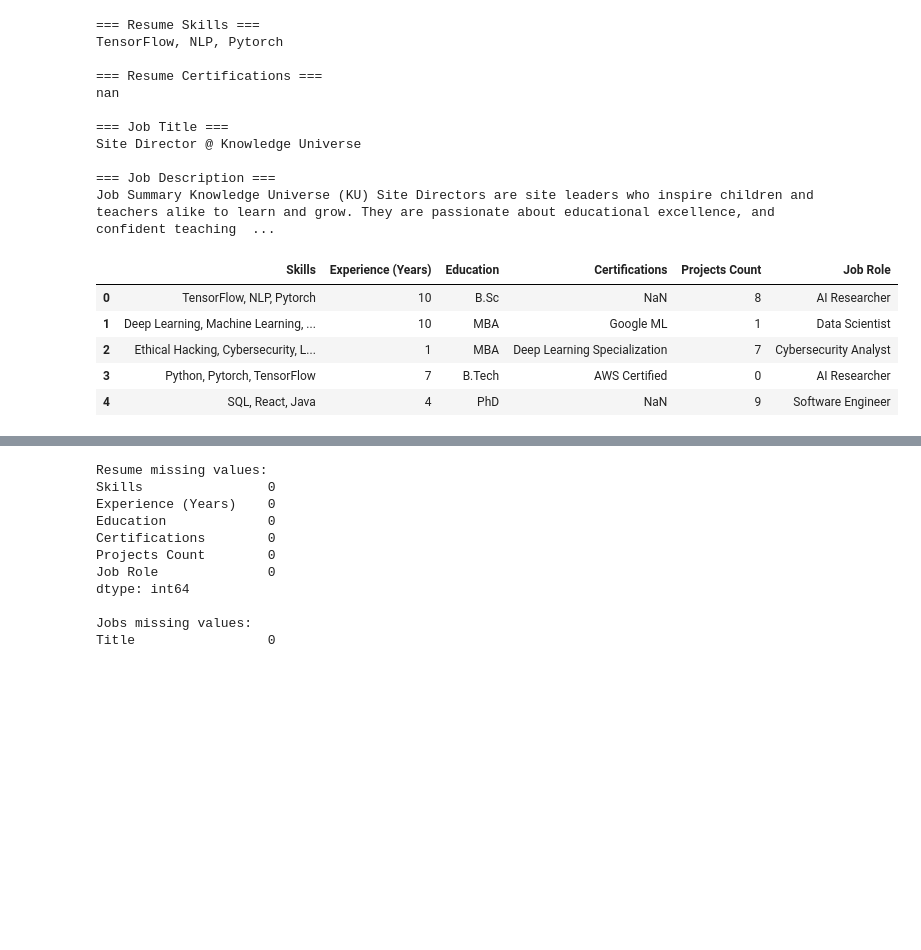
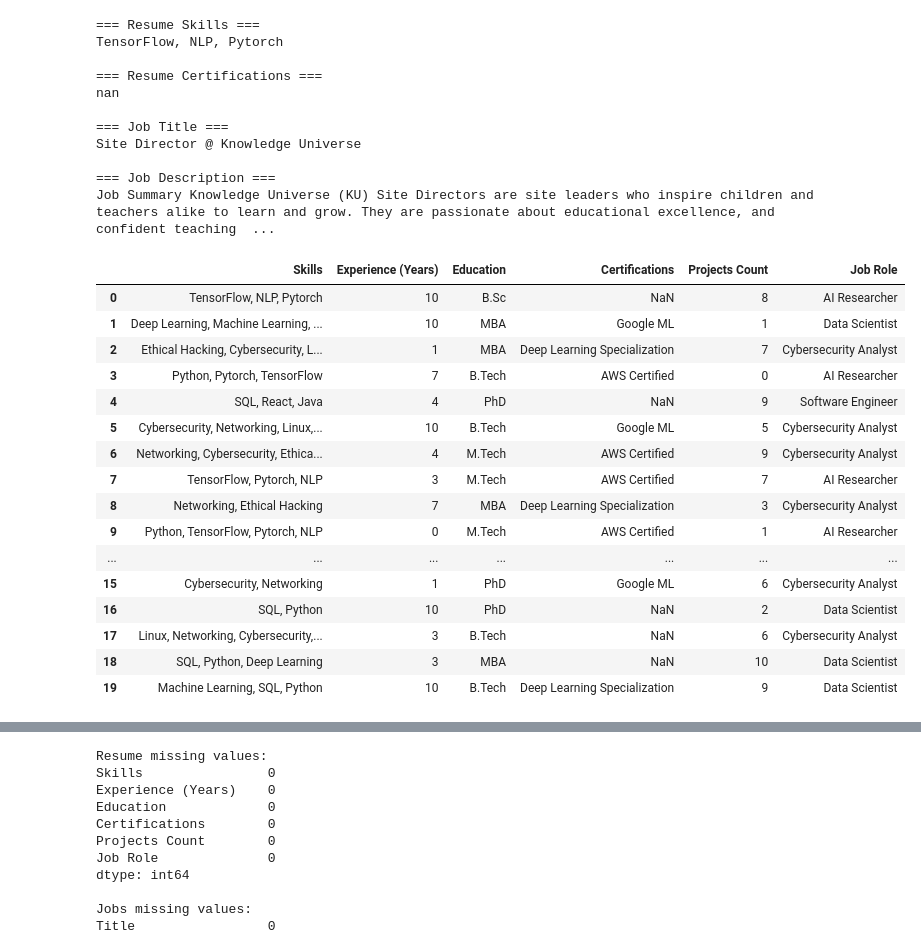
Before and after one commit to cla549/CMPT310-G03, a Jupyter notebook: data_exploration.ipynb, the cells around one changed output, grey strips where cells are left out. Saved outputs shown, nothing was run; the diff lists cells and outputs as text; code cells hidden in the pictures; blank space fills up the shorter version.

```diff
--- a/data_exploration.ipynb
+++ b/data_exploration.ipynb
@@ -180,23 +180,34 @@ Job Summary Knowledge Universe (KU) Site Directors are site leaders who inspire
 # %%
 resume_selected = resume_df[
     [
         "Skills",
         "Experience (Years)",
         "Education",
         "Certifications",
         "Projects Count",
         "Job Role"
     ]
 ]
 
-resume_selected.head()
+resume_selected.head(20)
 # %% [output]
 |  | Skills | Experience (Years) | Education | Certifications | Projects Count | Job Role |
 | 0 | TensorFlow, NLP, Pytorch | 10 | B.Sc | NaN | 8 | AI Researcher |
 | 1 | Deep Learning, Machine Learning, ... | 10 | MBA | Google ML | 1 | Data Scientist |
 | 2 | Ethical Hacking, Cybersecurity, L... | 1 | MBA | Deep Learning Specialization | 7 | Cybersecurity Analyst |
 | 3 | Python, Pytorch, TensorFlow | 7 | B.Tech | AWS Certified | 0 | AI Researcher |
 | 4 | SQL, React, Java | 4 | PhD | NaN | 9 | Software Engineer |
+| 5 | Cybersecurity, Networking, Linux,... | 10 | B.Tech | Google ML | 5 | Cybersecurity Analyst |
+| 6 | Networking, Cybersecurity, Ethica... | 4 | M.Tech | AWS Certified | 9 | Cybersecurity Analyst |
+| 7 | TensorFlow, Pytorch, NLP | 3 | M.Tech | AWS Certified | 7 | AI Researcher |
+| 8 | Networking, Ethical Hacking | 7 | MBA | Deep Learning Specialization | 3 | Cybersecurity Analyst |
+| 9 | Python, TensorFlow, Pytorch, NLP | 0 | M.Tech | AWS Certified | 1 | AI Researcher |
+| ... | ... | ... | ... | ... | ... | ... |
+| 15 | Cybersecurity, Networking | 1 | PhD | Google ML | 6 | Cybersecurity Analyst |
+| 16 | SQL, Python | 10 | PhD | NaN | 2 | Data Scientist |
+| 17 | Linux, Networking, Cybersecurity,... | 3 | B.Tech | NaN | 6 | Cybersecurity Analyst |
+| 18 | SQL, Python, Deep Learning | 3 | MBA | NaN | 10 | Data Scientist |
+| 19 | Machine Learning, SQL, Python | 10 | B.Tech | Deep Learning Specialization | 9 | Data Scientist |
 # %%
 jobs_selected = jobs_df[
     [
```
Also changed, not shown: parts of 2 cells of this notebook, 13 other files.
